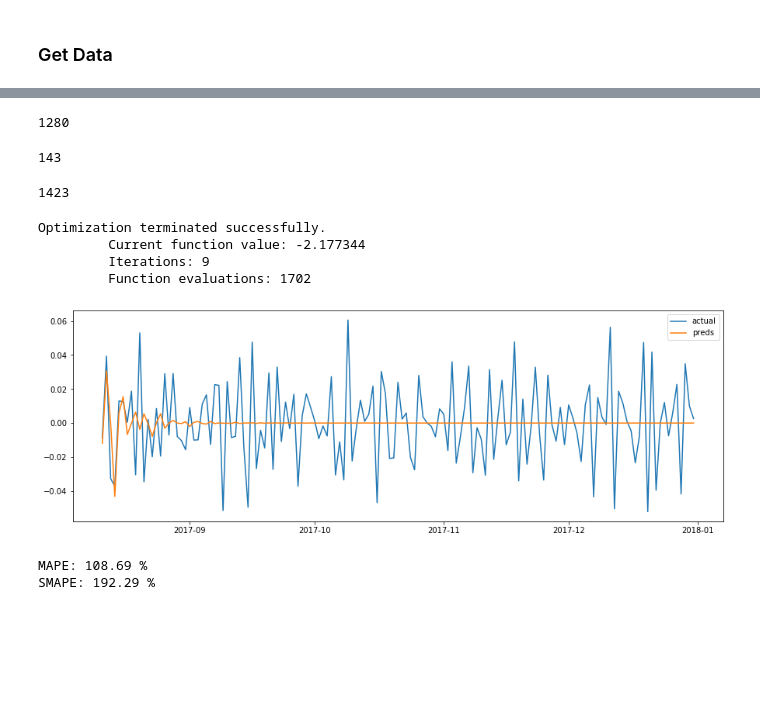
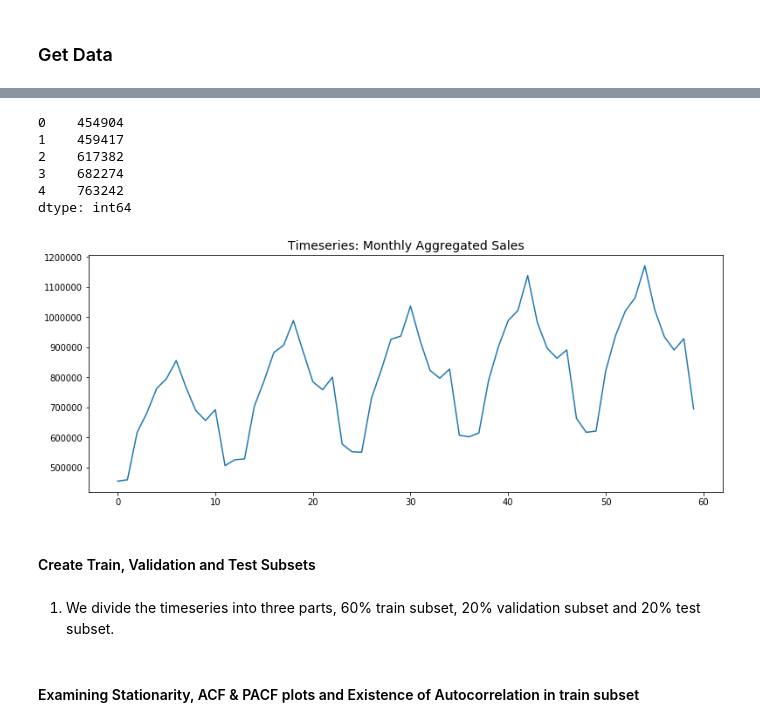
Before and after one commit to sanjeevgadre/Kaggle-Time-Series, a Jupyter notebook: SARIMA.ipynb, the cells around one changed output, grey strips where cells are left out. Drawn from its saved outputs; the diff is of its cells as text; code cells hidden in the pictures; blank space fills up the shorter version.

```diff
--- a/SARIMA.ipynb
+++ b/SARIMA.ipynb
@@ -306,32 +31,34 @@ Build a model using the train subset and see its predictive power on the validat
-# %%
-n_train = np.int(0.9*len(dailysales_all_4))
-n_val = len(dailysales_all_4) - n_train
-display(n_train, n_val, len(dailysales_all_4))
-# %% [output]
-1280
-143
-1423
-# %%
-model = ARMA(dailysales_all_4[:n_train], (8, 6))
-results = model.fit(solver = 'powell')
-preds = results.predict(dailysales_all_4.index[n_train], dailysales_all_4.index[-1])
-# %% [output]
-Optimization terminated successfully.
-         Current function value: -2.177344
-         Iterations: 9
-         Function evaluations: 1702
-# %%
-plt.figure(figsize = (15, 5))
-plt.plot(dailysales_all_4.index[n_train:], dailysales_all_4[n_train:], label = 'actual')
-plt.plot(dailysales_all_4.index[n_train:], preds, label = 'preds')
-plt.legend()
-plt.show()
-# %% [output]
-[figure, removed]
-# %%
-mape = np.mean(abs((dailysales_all_4[n_train:]-preds)/dailysales_all_4[n_train:]))*100
-smape = np.mean((np.abs(preds - dailysales_all_4[n_train:]) * 200/ (np.abs(preds) + np.abs(dailysales_all_4[n_train:]))).fillna(0))
-print('MAPE: %.2f %% \nSMAPE: %.2f'% (mape,smape), "%")
-# %% [output]
-MAPE: 108.69 %
-SMAPE: 192.29 %
+# %%
+train = pd.read_csv('./data/train.csv')
+
+# Typecasting data
+train.date = pd.to_datetime(train.date, format = '%Y-%m-%d')
+train.store = train.store.astype('category')
+train.item = train.item.astype('category')
+
+train['year'] = train.date.dt.year
+train['month'] = train.date.dt.month
+
+# New Timeseries that is the aggregate of the sales for all products and all items in a month
+ts_monthly = pd.Series(data = train.groupby(['year', 'month'])['sales'].sum().values)
+ts_monthly.head()
+# %% [output]
+0    454904
+1    459417
+2    617382
+3    682274
+4    763242
+dtype: int64
+# %%
+plt.figure(figsize = (13, 5))
+plt.plot(ts_monthly.index, ts_monthly)
+plt.title('Timeseries: Monthly Aggregated Sales', fontsize = 14)
+plt.show()
+# %% [output]
+[figure, added]
+# %% [markdown]
+#### Create Train, Validation and Test Subsets
+# %% [markdown]
+<ol>
+    <li>We divide the timeseries into three parts, 60% train subset, 20% validation subset and 20% test subset.
+</ol>
@@ -337,0 +68,2 @@ SMAPE: 192.29 %
+# %% [markdown]
+#### Examining Stationarity, ACF & PACF plots and Existence of Autocorrelation in train subset
```
Also changed, not shown: parts of 27 cells of this notebook, 4 other files.
